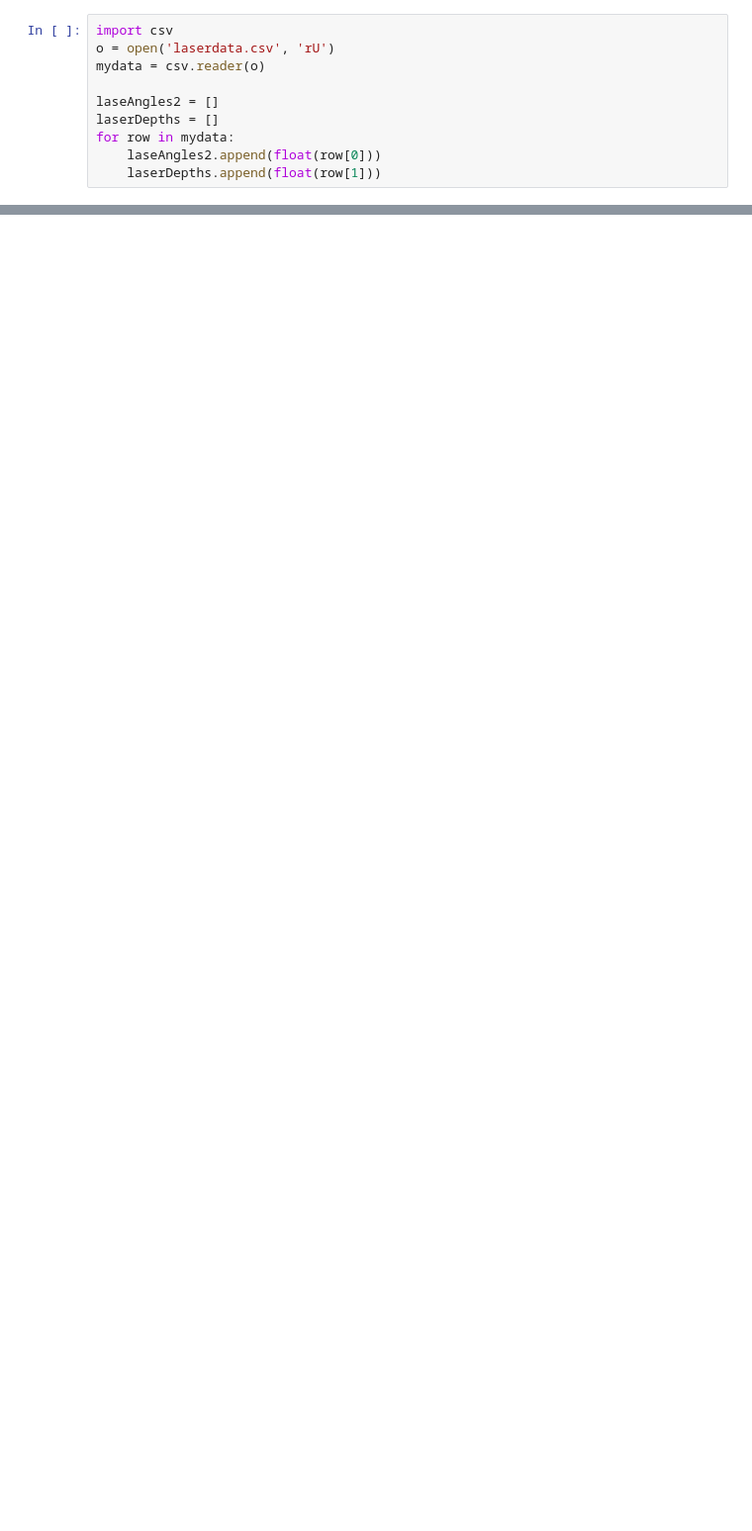
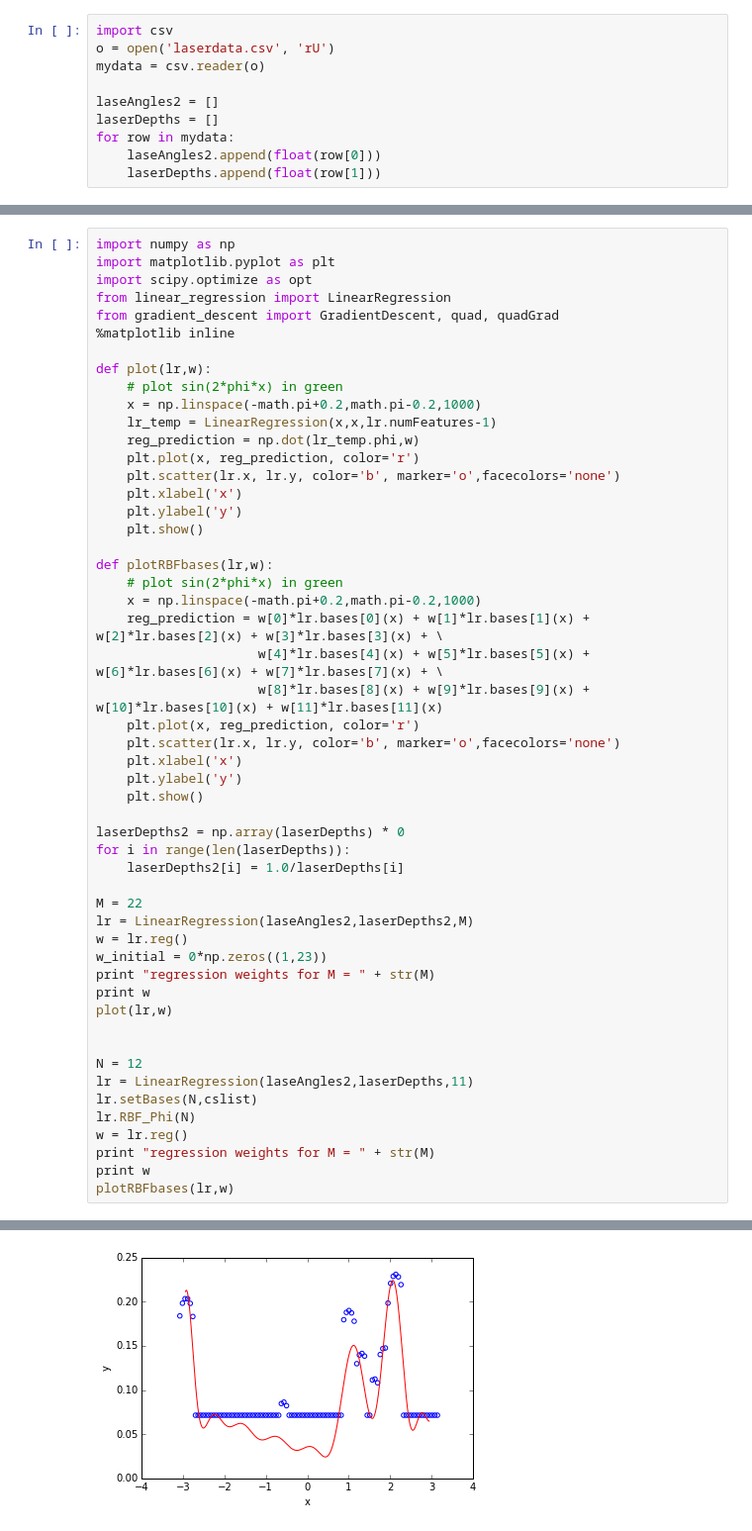
Before and after one commit to peteflorence/GeometricPDEs, a Jupyter notebook: _RotatingBot/BasisFunctionFitting.ipynb, the cells around one changed output, grey strips where cells are left out. Shown at 99% size. Saved outputs shown, nothing was run; the diff lists cells and outputs as text; blank space fills up the shorter version.

```diff
--- a/_RotatingBot/BasisFunctionFitting.ipynb
+++ b/_RotatingBot/BasisFunctionFitting.ipynb
@@ -157,0 +171,53 @@ regression weights for M = 11
+# %%
+import numpy as np
+import matplotlib.pyplot as plt
+import scipy.optimize as opt
+from linear_regression import LinearRegression
+from gradient_descent import GradientDescent, quad, quadGrad
+%matplotlib inline
+
+def plot(lr,w):
+    # plot sin(2*phi*x) in green
+    x = np.linspace(-math.pi+0.2,math.pi-0.2,1000)
+    lr_temp = LinearRegression(x,x,lr.numFeatures-1)
+    reg_prediction = np.dot(lr_temp.phi,w)
+    plt.plot(x, reg_prediction, color='r')
+    plt.scatter(lr.x, lr.y, color='b', marker='o',facecolors='none')
+    plt.xlabel('x')
+    plt.ylabel('y')
+    plt.show()
+
+def plotRBFbases(lr,w):
+    # plot sin(2*phi*x) in green
+    x = np.linspace(-math.pi+0.2,math.pi-0.2,1000)
+    reg_prediction = w[0]*lr.bases[0](x) + w[1]*lr.bases[1](x) + w[2]*lr.bases[2](x) + w[3]*lr.bases[3](x) + \
+                     w[4]*lr.bases[4](x) + w[5]*lr.bases[5](x) + w[6]*lr.bases[6](x) + w[7]*lr.bases[7](x) + \
+                     w[8]*lr.bases[8](x) + w[9]*lr.bases[9](x) + w[10]*lr.bases[10](x) + w[11]*lr.bases[11](x)
+    plt.plot(x, reg_prediction, color='r')
+    plt.scatter(lr.x, lr.y, color='b', marker='o',facecolors='none')
+    plt.xlabel('x')
+    plt.ylabel('y')
+    plt.show()
+
+laserDepths2 = np.array(laserDepths) * 0
+for i in range(len(laserDepths)):
+    laserDepths2[i] = 1.0/laserDepths[i]
+
+M = 22
+lr = LinearRegression(laseAngles2,laserDepths2,M)
+w = lr.reg()
+w_initial = 0*np.zeros((1,23))
+print "regression weights for M = " + str(M)
+print w
+plot(lr,w)
+
+
+N = 12
+lr = LinearRegression(laseAngles2,laserDepths,11)
+lr.setBases(N,cslist)
+lr.RBF_Phi(N)
+w = lr.reg()
+print "regression weights for M = " + str(M)
+print w
+plotRBFbases(lr,w)
+# %% [output]
@@ -157,0 +231 @@ regression weights for M = 11
+[figure, added]
```
Also changed, not shown: parts of 9 cells of this notebook, 8 other files.
